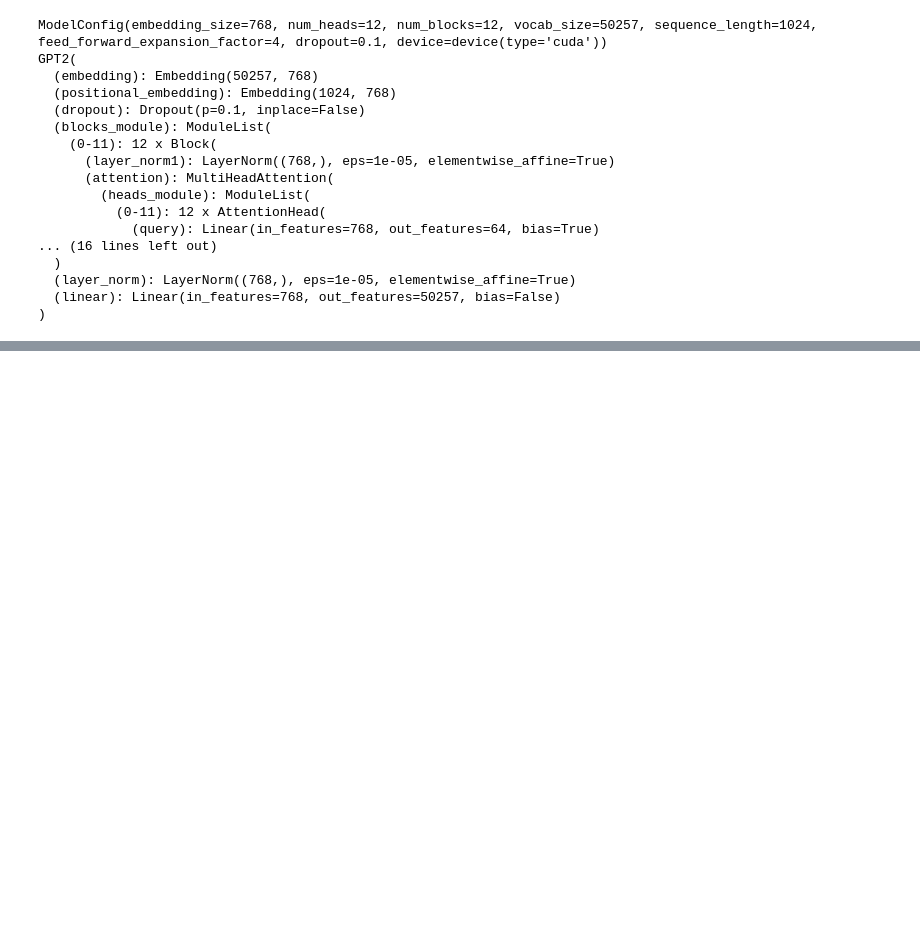
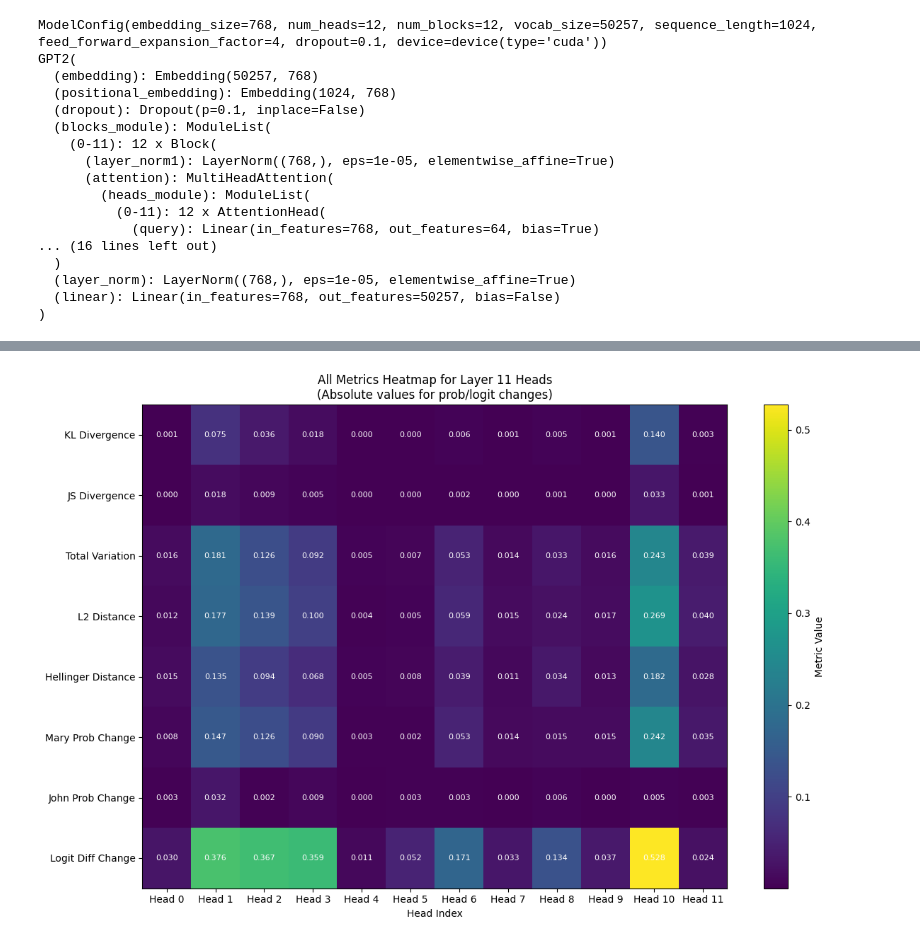
Before and after one commit to thanhhaimai/ml-for-fun, a Jupyter notebook: notebooks/ioi_circuit.ipynb, the cells around one changed output, grey strips where cells are left out. Cells and saved outputs as stored; diff of their text form; code cells hidden in the pictures; blank space fills up the shorter version.

```diff
--- a/notebooks/ioi_circuit.ipynb
+++ b/notebooks/ioi_circuit.ipynb
@@ -230,0 +361,64 @@ SUMMARY: Most impactful heads (by KL divergence)
+# %%
+# Create a heatmap showing all metrics for each head
+metrics_data = []
+metric_names = [
+    "KL Divergence",
+    "JS Divergence",
+    "Total Variation",
+    "L2 Distance",
+    "Hellinger Distance",
+    "Mary Prob Change",
+    "John Prob Change",
+    "Logit Diff Change",
+]
+
+for result in results:
+    metrics_data.append(
+        [
+            result.kl_divergence,
+            result.js_divergence,
+            result.total_variation,
+            result.l2_distance,
+            result.hellinger_distance,
+            abs(result.s1_prob_change),  # Use absolute value for better visualization
+            abs(result.s2_prob_change),
+            abs(result.logit_diff_change),
+        ]
+    )
+
+metrics_array = np.array(metrics_data)
+
+fig, ax = plt.subplots(1, 1, figsize=(12, 8))
+im = ax.imshow(metrics_array.T, cmap="viridis", aspect="auto")
+
+# Set ticks and labels
+ax.set_xticks(range(len(results)))
+ax.set_xticklabels([f"Head {i}" for i in range(len(results))])
+ax.set_yticks(range(len(metric_names)))
+ax.set_yticklabels(metric_names)
+
+# Add colorbar
+cbar = plt.colorbar(im, ax=ax)
+cbar.set_label("Metric Value")
+
+# Add text annotations
+for i in range(len(results)):
+    for j in range(len(metric_names)):
+        text = ax.text(
+            i,
+            j,
+            f"{metrics_array[i, j]:.3f}",
+            ha="center",
+            va="center",
+            color="white",
+            fontsize=8,
+        )
+
+ax.set_title(
+    "All Metrics Heatmap for Layer 11 Heads\n(Absolute values for prob/logit changes)"
+)
+ax.set_xlabel("Head Index")
+plt.tight_layout()
+plt.show()
+# %% [output]
+[figure, added]
```
Also changed, not shown: parts of 4 cells of this notebook.
